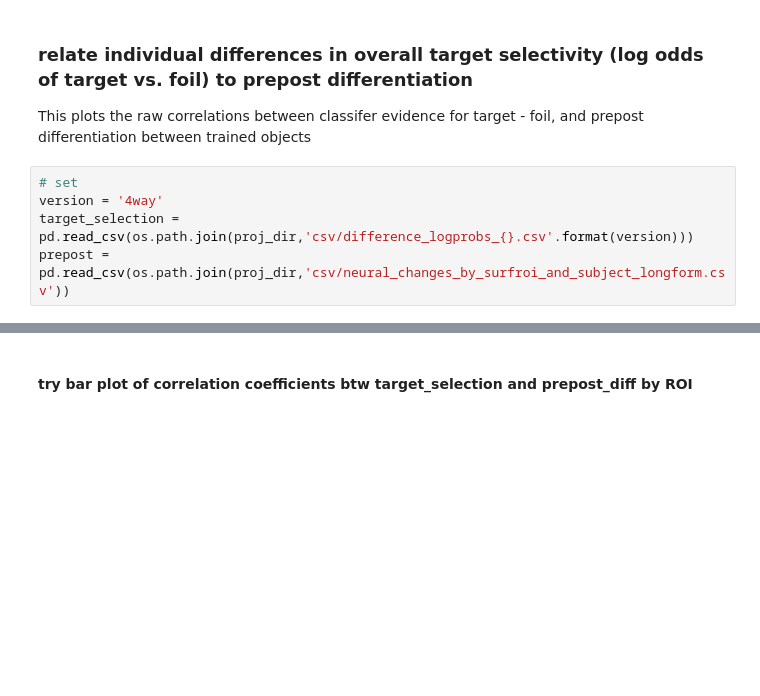
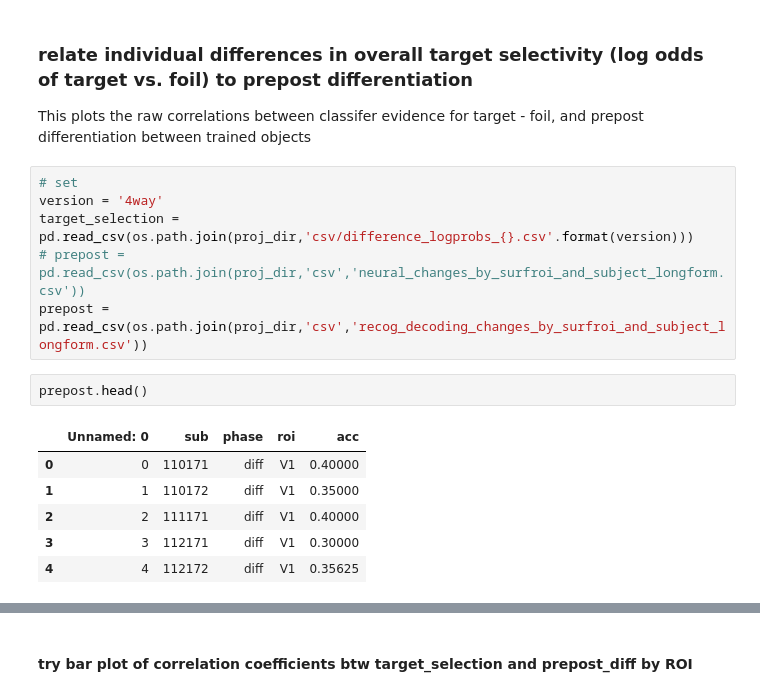
Before and after one commit to cogtoolslab/neurosketch, a Jupyter notebook: ipynb/golden/3_relate_drawing_training_and_recog_prepost.ipynb, the cells around one changed output, grey strips where cells are left out. Cells and saved outputs as stored; diff of their text form; blank space fills up the shorter version.

```diff
--- a/ipynb/golden/3_relate_drawing_training_and_recog_prepost.ipynb
+++ b/ipynb/golden/3_relate_drawing_training_and_recog_prepost.ipynb
@@ -66,7 +66,17 @@ This plots the raw correlations between classifer evidence for target - foil, an
 # set
 version = '4way'
 target_selection = pd.read_csv(os.path.join(proj_dir,'csv/difference_logprobs_{}.csv'.format(version)))
-prepost = pd.read_csv(os.path.join(proj_dir,'csv/neural_changes_by_surfroi_and_subject_longform.csv'))
+# prepost = pd.read_csv(os.path.join(proj_dir,'csv','neural_changes_by_surfroi_and_subject_longform.csv'))
+prepost = pd.read_csv(os.path.join(proj_dir,'csv','recog_decoding_changes_by_surfroi_and_subject_longform.csv'))
+# %%
+prepost.head()
+# %% [output]
+|  | Unnamed: 0 | sub | phase | roi | acc |
+| 0 | 0 | 110171 | diff | V1 | 0.40000 |
+| 1 | 1 | 110172 | diff | V1 | 0.35000 |
+| 2 | 2 | 111171 | diff | V1 | 0.40000 |
+| 3 | 3 | 112171 | diff | V1 | 0.30000 |
+| 4 | 4 | 112172 | diff | V1 | 0.35625 |
 # %%
 ## make dataframe to relate drawing contrast to recognition differentiation
 from matplotlib import rcParams
```
Also changed, not shown: parts of 1 cell of this notebook, 3 other files.
